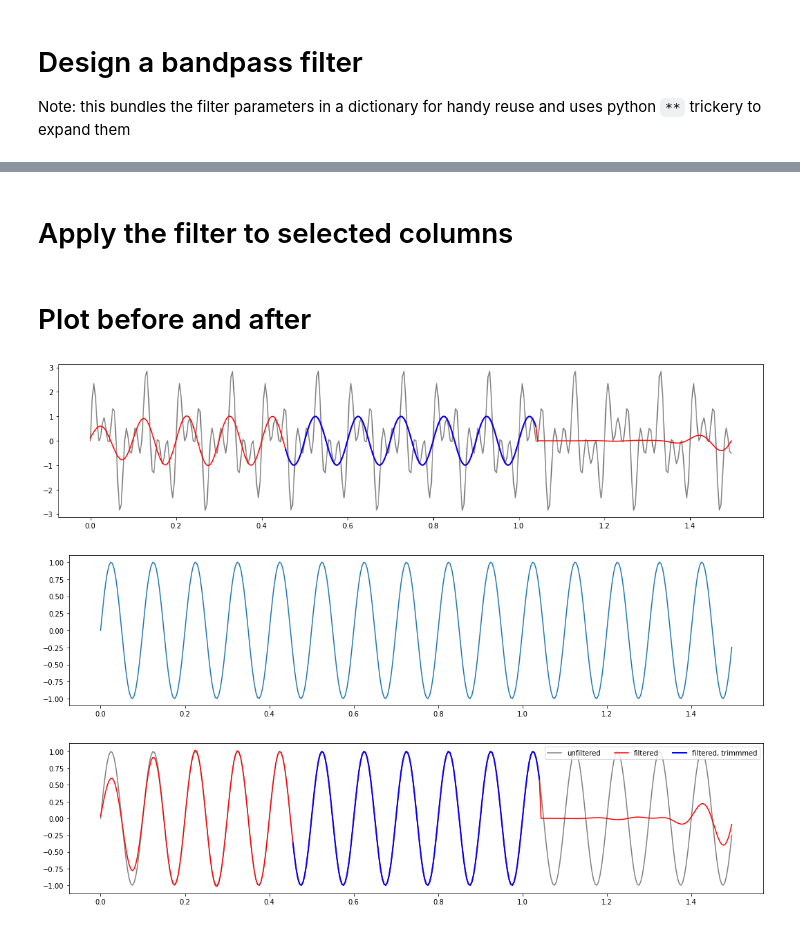
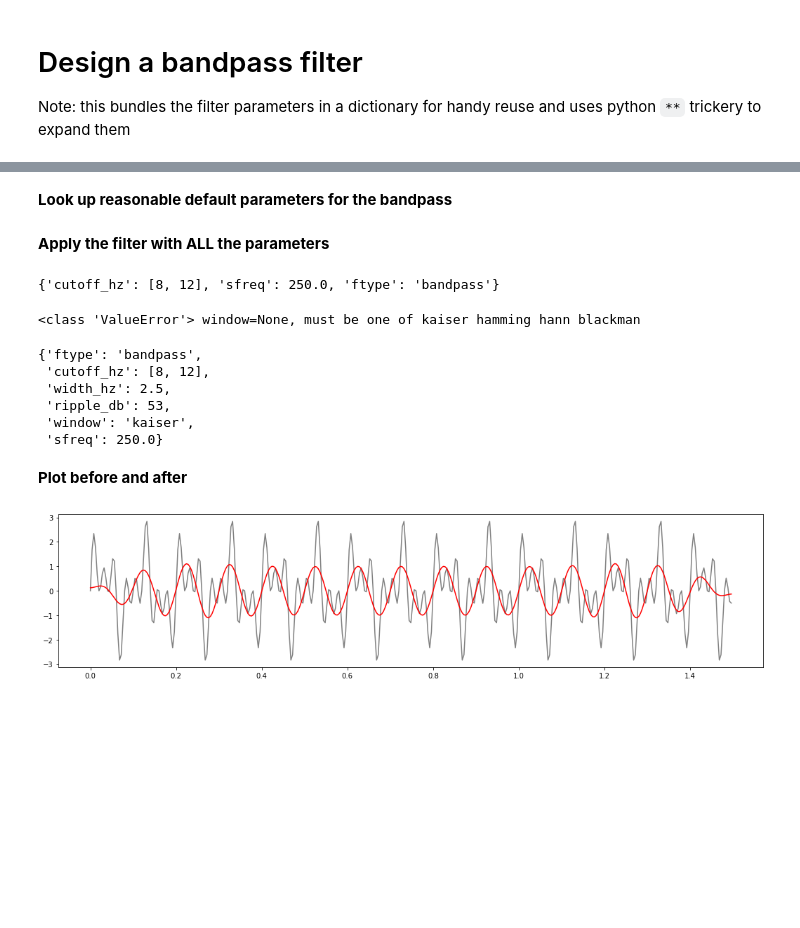
Before and after one commit to turbach/spudtr, a Jupyter notebook: docs/user_guide/filter/filters.ipynb, the cells around one changed output, grey strips where cells are left out. Cells and saved outputs as stored; diff of their text form; code cells hidden in the pictures; blank space fills up the shorter version.

```diff
--- a/docs/user_guide/filter/filters.ipynb
+++ b/docs/user_guide/filter/filters.ipynb
@@ -30,11 +34,8 @@ Note: this bundles the filter parameters in a dictionary for handy reuse and use
 # %%
 bp_filt = {
     "cutoff_hz": [8, 12],
-    "width_hz": 4,
-    "ripple_db": 60,
     "sfreq": 250.0,
     "ftype": "bandpass",
-    "window": "kaiser"
 }
-f1, f2, s_edge, n_edge = spfilt.show_filter(**bp_filt)
+f1, f2, s_edge, n_edge = filters.show_filter(**bp_filt)
 # %% [output]
@@ -57,0 +62,3 @@ sines_dt = np.array(y, dtype=np.dtype([("sines", float)]))
+# %%
+t, y = filters._sins_test_data(**sines_specs, show_plot=True)
+sines_dt = np.array(y, dtype=np.dtype([("sines", float)]))
@@ -58,2 +67,6 @@ sines_dt = np.array(y, dtype=np.dtype([("sines", float)]))
+# %% [markdown]
+**Look up reasonable default parameters for the bandpass**
+# %%
+params = filters.check_filter_params(**bp_filt, allow_defaults=True)
 # %% [markdown]
-# Apply the filter to selected columns
+**Apply the filter with ALL the parameters**
@@ -74,43 +73,35 @@ sines_dt_filt_trimmed = spfilt.fir_filter_dt(
+# %%
+# this doesn't work ...
+try:
+    display(bp_filt)
+    sines_dt_filt = filters.fir_filter_data(
+    sines_dt,
+    **bp_filt,
+    )
+except Exception as fail:
+    print(type(fail), fail)
+# %% [output]
+{'cutoff_hz': [8, 12], 'sfreq': 250.0, 'ftype': 'bandpass'}
+<class 'ValueError'> window=None, must be one of kaiser hamming hann blackman
+# %%
+# this works
+display(params)
+sines_dt_filt = filters.fir_filter_data(
+    sines_dt,
+    **params,
+)
+# %% [output]
+{'ftype': 'bandpass',
+ 'cutoff_hz': [8, 12],
+ 'width_hz': 2.5,
+ 'ripple_db': 53,
+ 'window': 'kaiser',
+ 'sfreq': 250.0}
 # %% [markdown]
-# Plot before and after
+**Plot before and after**
 # %%
 f, ax = plt.subplots(figsize=(18,4))
 ax.plot(t, sines_dt, color='gray')
 ax.plot(t, sines_dt_filt, color='red');
-ax.plot(t[n_edge:-n_edge], sines_dt_filt_trimmed, color='blue', lw=2);
 # %% [output]
-[figure, old version]
+[figure, new version]
-# %%
-# 10 Hz filter for 10 Hz signal
-sines_specs = {
-    "freq_list": [10],
-    "amplitude_list": [1.0],
-    "sampling_freq": 250,
-}
-
-# sinewave generator
-t, y = spfilt._sins_test_data(**sines_specs, show_plot=True)
-sines_dt = np.array(y, dtype=np.dtype([("sines", float)]))
-
-sines_dt_filt = spfilt.fir_filter_dt(
-    sines_dt,
-    ["sines"],
-    **bp_filt,
-    trim_edges=False
-)
-
-sines_dt_filt_trimmed = spfilt.fir_filter_dt(
-    sines_dt,
-    ["sines"],
-    **bp_filt,
-    trim_edges=True
-)
-
-f, ax = plt.subplots(figsize=(18,4))
-ax.plot(t, sines_dt, color="gray", label="unfiltered")
-ax.plot(t, sines_dt_filt, color="red", label="filtered");
-ax.plot(t[n_edge:-n_edge], sines_dt_filt_trimmed, color="blue", lw=2, label="filtered, trimmmed");
-ax.legend(ncol=3, loc='upper right');
-# %% [output]
-[figure, removed]
-[figure, removed]
```
Also changed, not shown: parts of 9 cells of this notebook, 8 other files.
